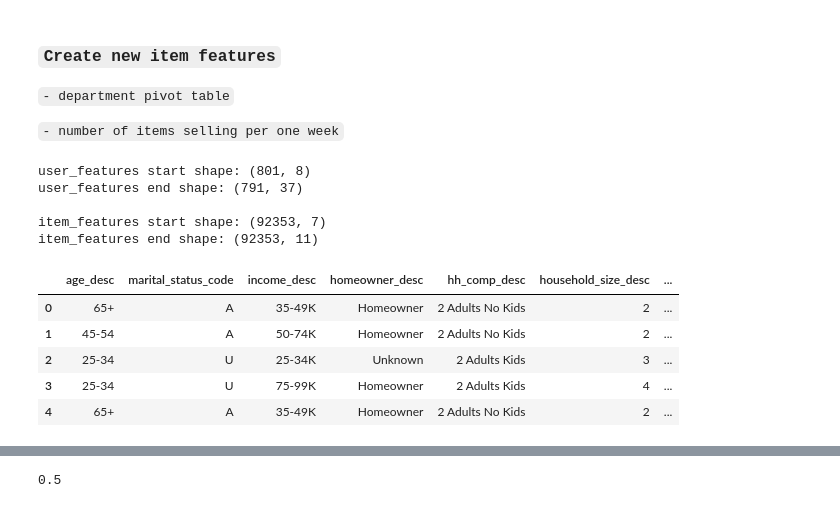
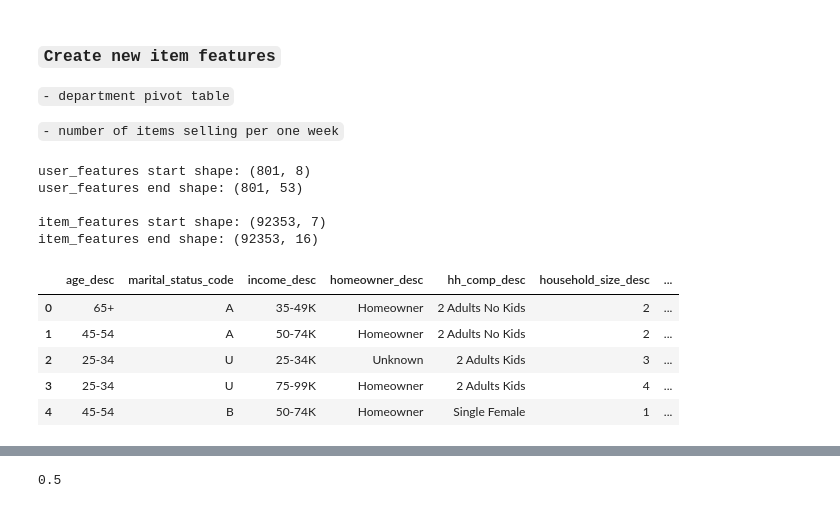
Before and after one commit to Krivosheenkova/Recommender-Systems-beginning, a Jupyter notebook: 6_2level_recommendation_models/6.ipynb, the cells around one changed output, grey strips where cells are left out. Cells and saved outputs as stored; diff of their text form; code cells hidden in the pictures.

```diff
--- a/6_2level_recommendation_models/6.ipynb
+++ b/6_2level_recommendation_models/6.ipynb
@@ -30,8 +30,8 @@ print('Done')
 Done
 # %%
 data = pd.read_csv('../data/retail_train.csv')
-item_features = pd.read_csv('../raw_data/product.csv')
-user_features = pd.read_csv('../raw_data/hh_demographic.csv')
+item_features = pd.read_csv('../features_data/product.csv')
+user_features = pd.read_csv('../features_data/hh_demographic.csv')
 
 # column processing
 item_features.columns = [col.lower() for col in item_features.columns]
@@ -206,7 +252,7 @@ def merge_purchase_freq_by_month(user_features, data):
 
 # make pivot from department and user_id
 # >> purchases number of each department
-def merge_pivot_by_departments(user_features, data):
+def merge_pivot_by_departments(user_features, item_features, data):
     dt_tmp = user_features[['user_id']].merge(
         data.groupby(['user_id', 'item_id']).sales_value.sum().reset_index(), on='user_id').merge(
             item_features[['item_id', 'department']], on='item_id'
@@ -276,32 +324,42 @@ def merge_price_rel_by_department(item_features, data):
     item_features['price_rel_mean_by_department'] = item_features.price / item_features.mean_price_by_department
 
     return item_features
-# %%
-print('user_features start shape:', user_features.shape)
-user_features = merge_purchase_freq_by_month(user_features, data_train_lvl_2)
-user_features = merge_pivot_by_departments(user_features, data_train_lvl_2)
-print('user_features end shape: {}\n'.format(user_features.shape))
-
-print('item_features start shape: {}'.format(item_features.shape))
-item_features = merge_quantity_selling_per_week(item_features, data_train_lvl_2)
-item_features = merge_price_rel_by_department(item_features, data_train_lvl_2)
-print('item_features end shape: {}'.format(item_features.shape))
-# %% [output]
-user_features start shape: (801, 8)
-user_features end shape: (791, 37)
-
-item_features start shape: (92353, 7)
-item_features end shape: (92353, 11)
+# %%
+print('user_features start shape:', user_features.shape)
+user_features = merge_purchase_freq_by_month(user_features, data)
+user_features = merge_pivot_by_departments(user_features, item_features, data)
+user_features = user_features.merge(data.groupby(by='user_id').agg('sales_value').sum().rename('total_user_sales_value'), how='left', on='user_id')
+user_features = user_features.merge(data.groupby(by='user_id').agg('quantity').sum().rename('user_quantity_per_week')/data.week_no.nunique(), how='left', on='user_id')
+user_features = user_features.merge(data.groupby(by='user_id').agg('quantity').sum().rename('user_quantity_per_baskter')/data.basket_id.nunique(), how='left',on='user_id')
+user_features = user_features.merge(data.groupby(by='user_id').agg('user_id').count().rename('user_freq_per_basket')/data.basket_id.nunique(), how='left',on='user_id')
+print('user_features end shape: {}\n'.format(user_features.shape))
+
+
+print('item_features start shape: {}'.format(item_features.shape))
+item_features = merge_price_rel_by_department(item_features, data)
+item_features = item_features.merge(data.groupby(by='item_id').agg('quantity').sum().rename('item_quantity_per_basket')/data.basket_id.nunique(), how='left',on='item_id')
+item_features = item_features.merge(data.groupby(by='item_id').agg('quantity').sum().rename('total_quantity_value'), how='left',on='item_id')
+item_features = item_features.merge(data.groupby(by='item_id').agg('sales_value').sum().rename('total_item_sales_value'), how='left',on='item_id')
+item_features = item_features.merge(data.groupby(by='item_id').agg('user_id').count().rename('item_freq'), how='left',on='item_id')
+item_features = item_features.merge(data.groupby(by='item_id').agg('user_id').count().rename('item_freq_per_basket')/data.basket_id.nunique(), how='left',on='item_id')
+item_features = merge_quantity_selling_per_week(item_features, data)
+print('item_features end shape: {}'.format(item_features.shape))
+# %% [output]
+user_features start shape: (801, 8)
+user_features end shape: (801, 53)
+
+item_features start shape: (92353, 7)
+item_features end shape: (92353, 16)
 # %%
-pd.set_option('max_columns', None)
+pd.set_option('display.max_columns', None)
 user_features.head()
 # %% [output]
 |  | age_desc | marital_status_code | income_desc | homeowner_desc | hh_comp_desc | household_size_desc | ... |
 | 0 | 65+ | A | 35-49K | Homeowner | 2 Adults No Kids | 2 | ... |
 | 1 | 45-54 | A | 50-74K | Homeowner | 2 Adults No Kids | 2 | ... |
 | 2 | 25-34 | U | 25-34K | Unknown | 2 Adults Kids | 3 | ... |
 | 3 | 25-34 | U | 75-99K | Homeowner | 2 Adults Kids | 4 | ... |
-| 4 | 65+ | A | 35-49K | Homeowner | 2 Adults No Kids | 2 | ... |
+| 4 | 45-54 | B | 50-74K | Homeowner | Single Female | 1 | ... |
 # %%
 item_features.head()
 # %% [output]
```
Also changed, not shown: parts of 21 cells of this notebook, 5 other files.
